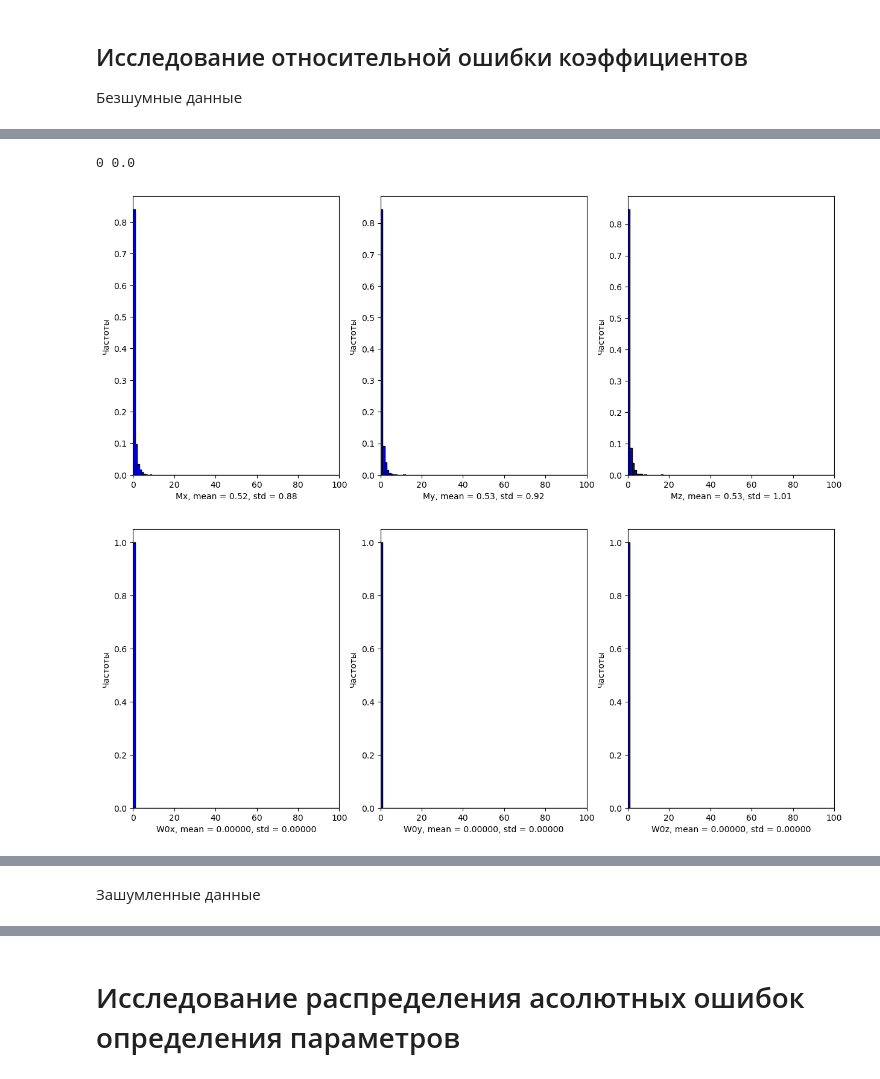
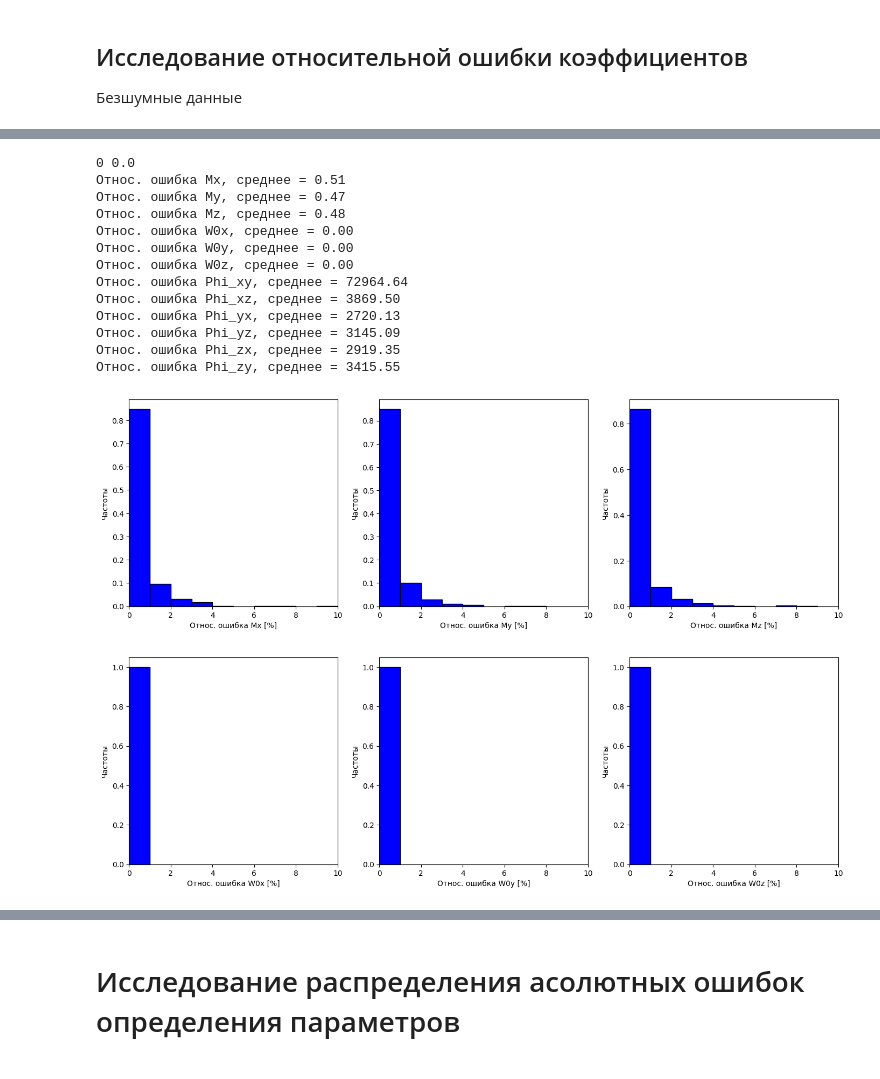
Before and after one commit to tmetelev/scalar_calibration, a Jupyter notebook: research.ipynb, the cells around one changed output, grey strips where cells are left out. Saved outputs shown, nothing was run; the diff lists cells and outputs as text; code cells hidden in the pictures.

```diff
--- a/research.ipynb
+++ b/research.ipynb
@@ -22,14 +22,14 @@ y = []
 for i in x:
     res = 0
     for j in range(model_num):
-        crit, rel, abse = testing(1, 1, modeling_params=[2000, 0.01, 1500, 0], func_params=[i])
+        crit, rel, abse = testing(1, 1, modeling_params=[2000, 0.01, 1500, 0], func_params=[i, 0])
         res += crit
     res /= model_num
     y.append(res)
 
 plt.plot(x, y)
-plt.xlabel('Число итераций')
-plt.ylabel('Среднее значение критерия')
+plt.xlabel('Число итераций, I')
+plt.ylabel('Обобщенный критерий $\overline{J}$')
 plt.yscale('log')
 plt.grid()
 plt.show()
@@ -50,14 +50,14 @@ y = []
 for i in x:
     res = 0
     for j in range(model_num):
-        crit, rel, abse = testing(1, 1, modeling_params=[2000, 0.01, 500, 50], func_params=[i])
+        crit, rel, abse = testing(1, 1, modeling_params=[2000, 0.01, 500, 50], func_params=[i, 0])
         res += crit
     res /= model_num
     y.append(res)
 
 plt.plot(x, y)
-plt.xlabel('Число итераций')
-plt.ylabel('Среднее значение критерия')
+plt.xlabel('Число итераций, I')
+plt.ylabel('Обобщенный критерий $\overline{J}$')
 plt.yscale('log')
 plt.grid()
 plt.show()
@@ -145,7 +232,8 @@ axis_name = ['Mx', 'My', 'Mz', 'W0x', 'W0y', 'W0z', 'Phi_xy', 'Phi_xz', 'Phi_yx'
 n = 1000
 deads = 0
 for j in range(n):
-    crit, rel, abse = testing(1, 1, modeling_params=[2000, 0.01, 500, 0], func_params=[20])
+    np.random.seed(j)
+    crit, rel, abse = testing(1, 1, modeling_params=[2000, 0.01, 500, 0], func_params=[20, 0])
     if np.max(rel[0:3] + rel[9:]) > 100:
         deads += 1
         continue
@@ -157,40 +245,55 @@ for j in range(n):
     res['Phi_yx'].append(rel[5])
     res['Phi_yz'].append(rel[6])
     res['Phi_zx'].append(rel[7])
     res['Phi_zy'].append(rel[8])
     res['W0x'].append(rel[9])
     res['W0y'].append(rel[10])
     res['W0z'].append(rel[11])
 
 print(deads, deads / n)
 
-plt.figure(1, figsize=(15, 6))
+plt.figure(1, figsize=(17, 5))
 for i in range(3):
     plt.subplot(1, 3, i + 1)
     bins = np.arange(0, 101, 1)
     plt.hist(res[axis_name[i]], density=True, color='blue', edgecolor='black', bins=bins)
-    plt.xlim(0, 100)
-    plt.xlabel(f'{axis_name[i]}, mean = {np.mean(res[axis_name[i]]):.2f}, std = {np.std(res[axis_name[i]]):.2f}')
+    plt.xlim(0, 10)
+    plt.xlabel(f'Относ. ошибка {axis_name[i]} [%]')#, среднее = {np.mean(res[axis_name[i]]):.2f}')
     plt.ylabel('Частоты')
+    print(f'Относ. ошибка {axis_name[i]}, среднее = {np.mean(res[axis_name[i]]):.2f}')
 
-plt.figure(2, figsize=(15, 6))
+plt.figure(2, figsize=(17, 5))
 for i in range(3):
     plt.subplot(1, 3, i + 1)
     bins = np.arange(0, 101, 1)
     plt.hist(res[axis_name[i+3]], density=True, color='blue', edgecolor='black', bins=bins)
-    plt.xlim(0, 100)
-    plt.xlabel(f'{axis_name[i+3]}, mean = {np.mean(res[axis_name[i+3]]):.5f}, std = {np.std(res[axis_name[i+3]]):.5f}')
+    plt.xlim(0, 10)
+    plt.xlabel(f'Относ. ошибка {axis_name[i+3]} [%]')#, среднее = {np.mean(res[axis_name[i+3]]):.2f}')
     plt.ylabel('Частоты')
+    print(f'Относ. ошибка {axis_name[i+3]}, среднее = {np.mean(res[axis_name[i+3]]):.2f}')
 
-plt.figure(3, figsize=(15, 12))
+plt.figure(3, figsize=(17, 10))
 for i in range(6):
     plt.subplot(2, 3, i + 1)
     bins = np.arange(0, 101, 1)
     plt.hist(res[axis_name[i+6]], density=True, color='blue', edgecolor='black', bins=bins)
     plt.xlim(0, 100)
-    plt.xlabel(f'{axis_name[i+6]}, mean = {np.mean(res[axis_name[i+6]]):.5f}, std = {np.std(res[axis_name[i+6]]):.5f}')
+    plt.xlabel(f'Относ. ошибка {axis_name[i+6]} [%]')#, среднее = {np.mean(res[axis_name[i+6]]):.2f}')
     plt.ylabel('Частоты')
+    print(f'Относ. ошибка {axis_name[i+6]}, среднее = {np.mean(res[axis_name[i+6]]):.2f}')
 # %% [output]
 0 0.0
+Относ. ошибка Mx, среднее = 0.51
+Относ. ошибка My, среднее = 0.47
+Относ. ошибка Mz, среднее = 0.48
+Относ. ошибка W0x, среднее = 0.00
+Относ. ошибка W0y, среднее = 0.00
+Относ. ошибка W0z, среднее = 0.00
+Относ. ошибка Phi_xy, среднее = 72964.64
+Относ. ошибка Phi_xz, среднее = 3869.50
+Относ. ошибка Phi_yx, среднее = 2720.13
+Относ. ошибка Phi_yz, среднее = 3145.09
+Относ. ошибка Phi_zx, среднее = 2919.35
+Относ. ошибка Phi_zy, среднее = 3415.55
-[figure, old version]
+[figure, new version]
-[figure, old version]
+[figure, new version]
@@ -198,2 +300,0 @@ for i in range(6):
-# %% [markdown]
-Зашумленные данные
```
Also changed, not shown: parts of 13 cells of this notebook, 5 other files.
